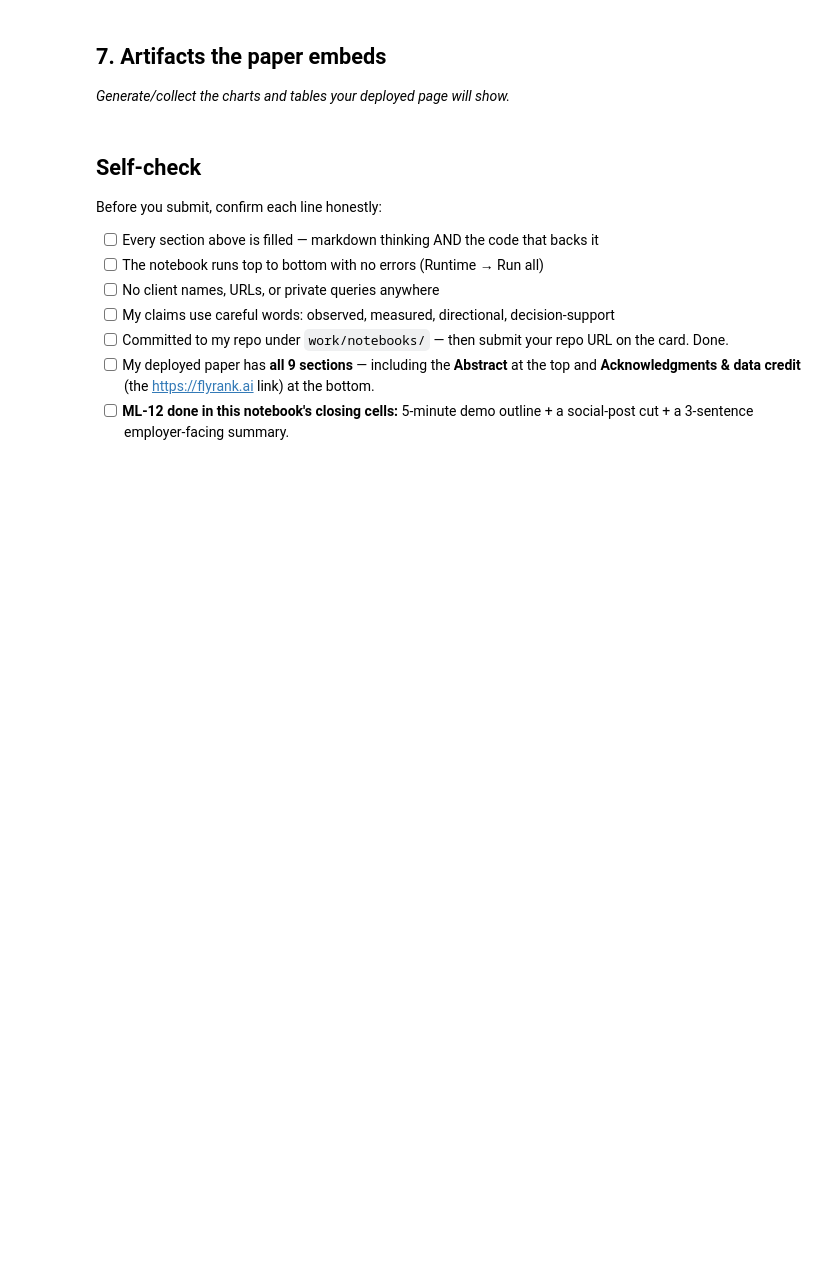
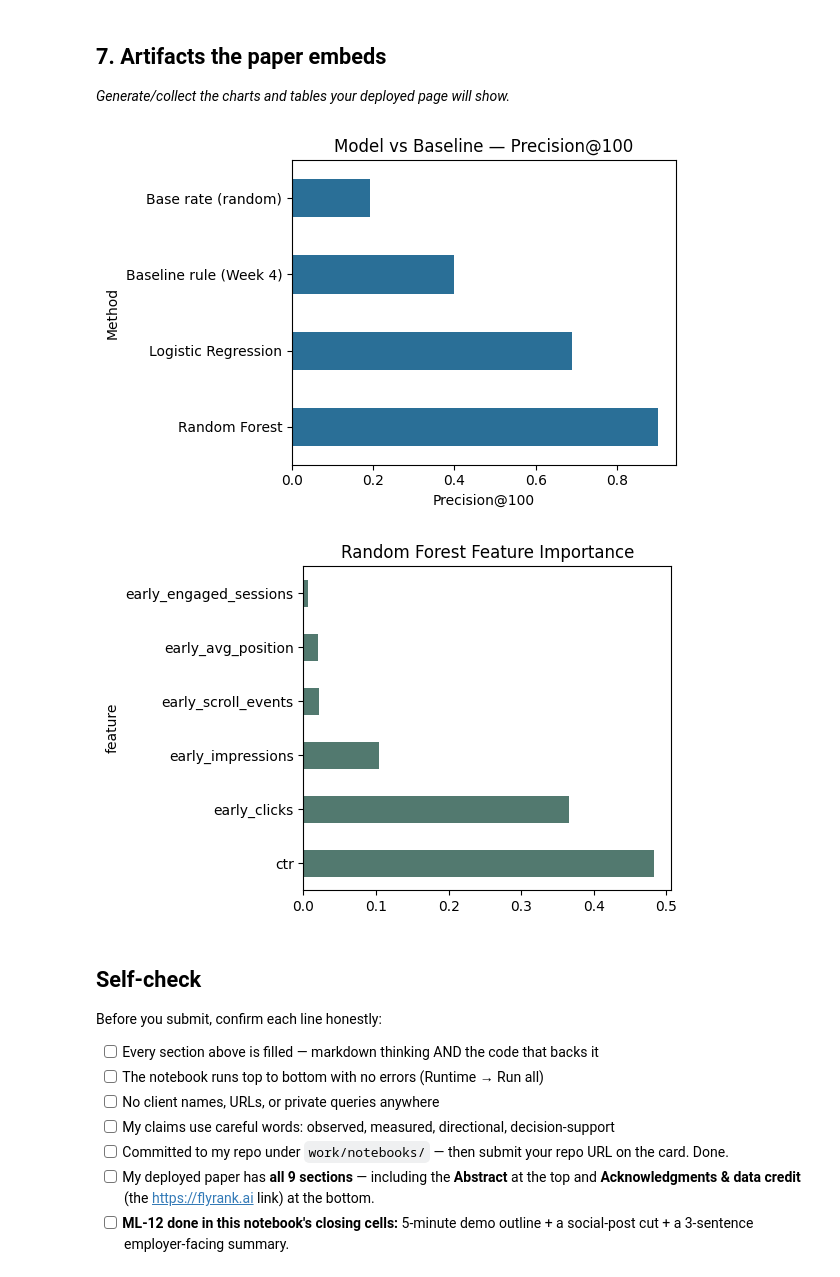
Before and after one commit to AlishaYaqub/FlyRank-ML-internship-week1, a Jupyter notebook: work/notebooks/capstone.ipynb, the cells around one changed output. Saved outputs shown, nothing was run; the diff lists cells and outputs as text; code cells hidden in the pictures; blank space fills up the shorter version.

```diff
--- a/work/notebooks/capstone.ipynb
+++ b/work/notebooks/capstone.ipynb
@@ -32,0 +95,9 @@ This skeleton is yours to fill. Work the sections **in order** — each one has
+# %%
+results = {
+    "Random Forest": precision_at_k(rf_scores, y_test),
+    "Logistic Regression": precision_at_k(lr_scores, y_test),
+    "Baseline rule (Week 4)": precision_at_k(baseline_score.values, y_test),
+    "Base rate (random)": y_test.mean()
+}
+comparison = pd.DataFrame(results.items(), columns=["Method", "Precision@100"]).sort_values("Precision@100", ascending=False)
+print(comparison)
@@ -34,6 +123,32 @@ This skeleton is yours to fill. Work the sections **in order** — each one has
 ## 7. Artifacts the paper embeds
 
 *Generate/collect the charts and tables your deployed page will show.*
+# %%
+import matplotlib.pyplot as plt
+import os
+os.makedirs("work/outputs", exist_ok=True)
+# Create the output directory if it doesn't exist
+output_dir = "work/outputs/"
+os.makedirs(output_dir, exist_ok=True)
+
+fig, ax = plt.subplots(figsize=(6,4))
+comparison.plot(kind="barh", x="Method", y="Precision@100", ax=ax, legend=False, color="#2a6f97")
+ax.set_xlabel("Precision@100")
+ax.set_title("Model vs Baseline — Precision@100")
+plt.tight_layout()
+plt.savefig(os.path.join(output_dir, "model_vs_baseline.png"), dpi=150)
+plt.show()
+
+importances = pd.DataFrame({"feature": features, "importance": rf.feature_importances_}).sort_values("importance", ascending=False)
+fig2, ax2 = plt.subplots(figsize=(6,4))
+importances.plot(kind="barh", x="feature", y="importance", ax=ax2, legend=False, color="#52796f")
+ax2.set_title("Random Forest Feature Importance")
+plt.tight_layout()
+plt.savefig(os.path.join(output_dir, "feature_importance.png"), dpi=150)
+plt.show()
+# %% [output]
+[figure, added]
+[figure, added]
 # %% [markdown]
 ## Self-check
 
```
Also changed, not shown: parts of 14 cells of this notebook.
